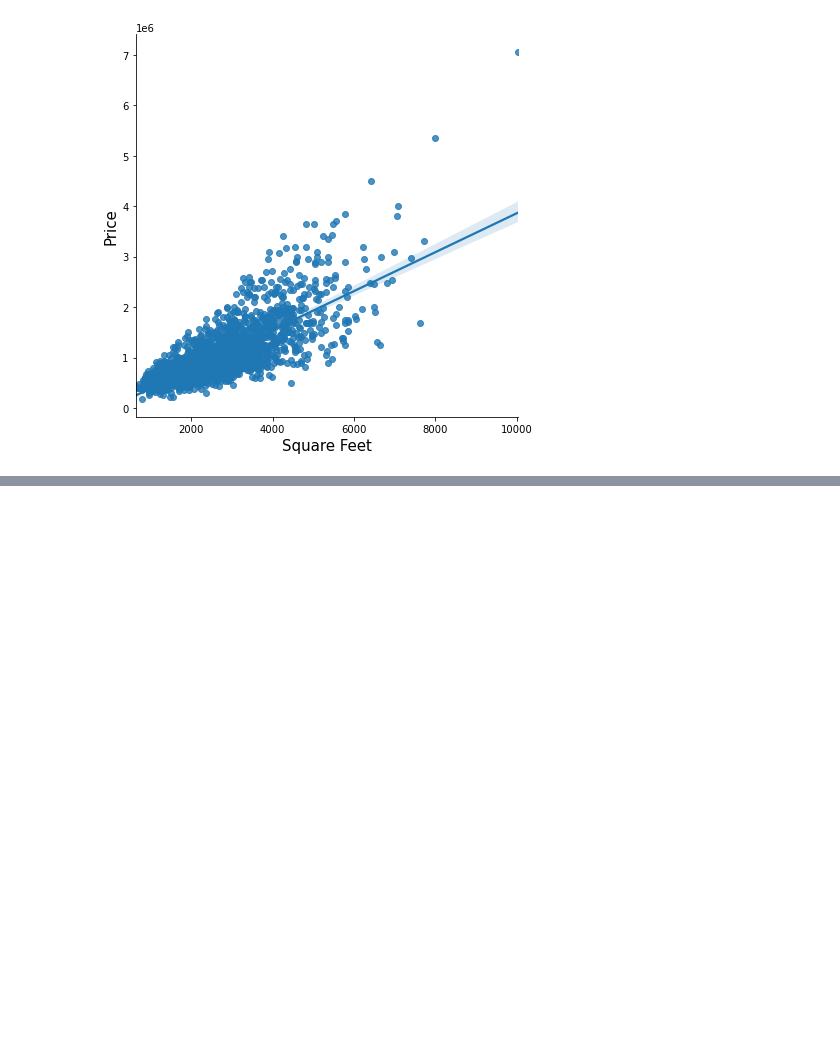
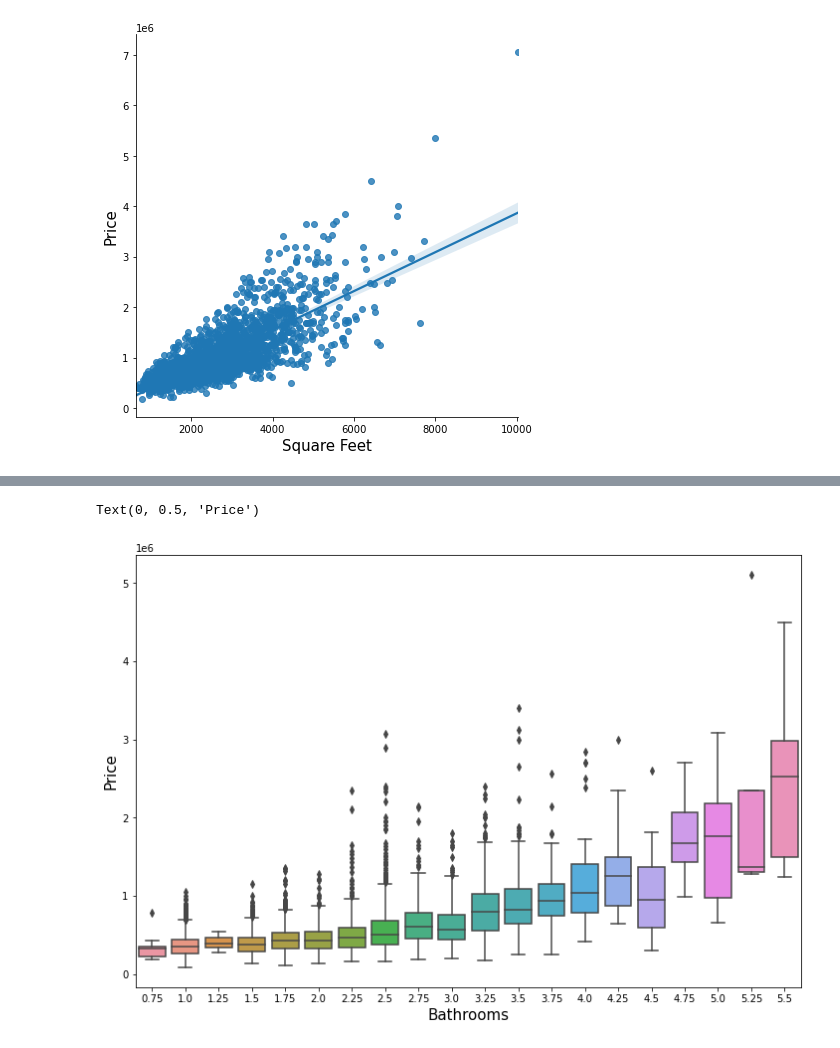
Before and after one commit to asval211/king_county_housing_data, a Jupyter notebook: notebooks/exploratory/Alex/lower_end.ipynb, the cells around one changed output, grey strips where cells are left out. Saved outputs shown, nothing was run; the diff lists cells and outputs as text; code cells hidden in the pictures; blank space fills up the shorter version.

```diff
--- a/notebooks/exploratory/Alex/lower_end.ipynb
+++ b/notebooks/exploratory/Alex/lower_end.ipynb
@@ -288,0 +402,7 @@ plt.show()
+# %%
+# Top 20 zipcodes with at least 400 homes for sale.
+pop_20_zipcodes = (98103, 98038, 98115, 98052, 98117, 98042, 98034, 98118, 98023, 98006, 98133,
+                   98059, 98058, 98155, 98074, 98033, 98027, 98125, 98056, 98053)
+# %%
+df2 = df[df['zipcode'].isin(pop_20_zipcodes)]
+df2
@@ -288,0 +459,9 @@ plt.show()
+# %%
+# Boxplot showing relationship between price and bathrooms
+plt.figure(figsize=(12,8))
+sns.boxplot(x=df2['bathrooms'], y=df2['price'])
+plt.xlabel('Bathrooms', fontsize=15)
+plt.ylabel('Price', fontsize=15)
+# %% [output]
+Text(0, 0.5, 'Price')
+[figure, added]
```
Also changed, not shown: parts of 42 cells of this notebook, 1 other file.
